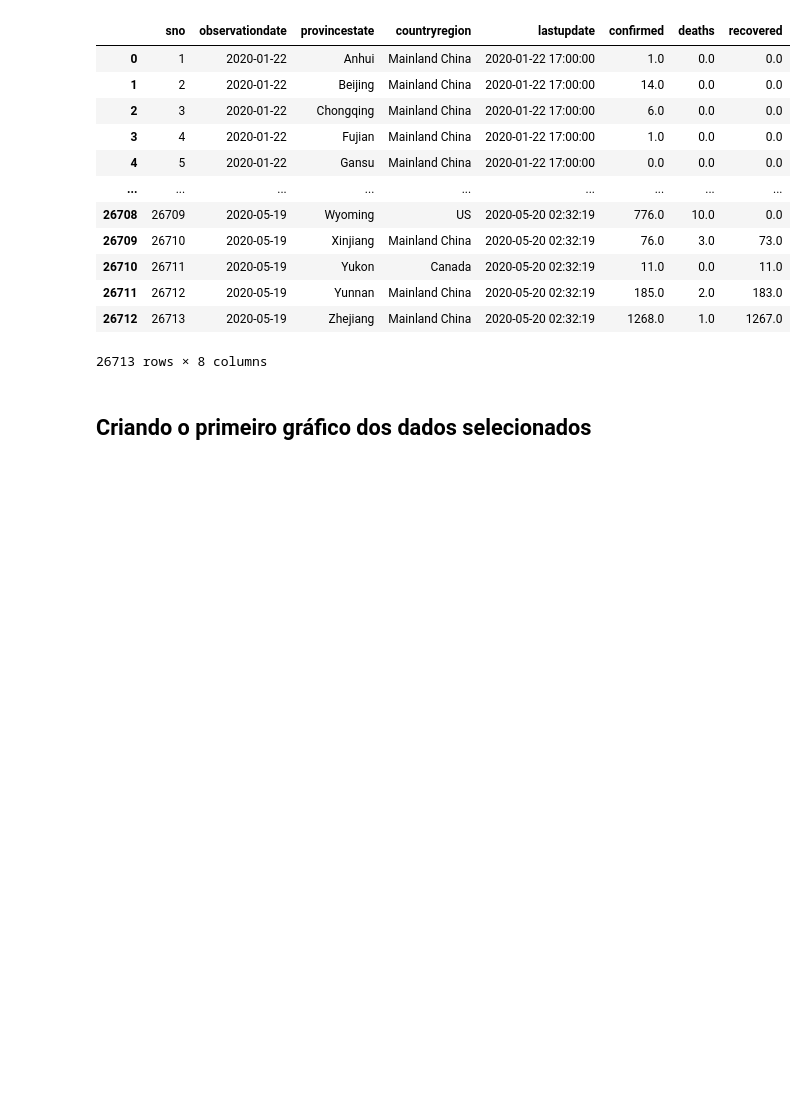
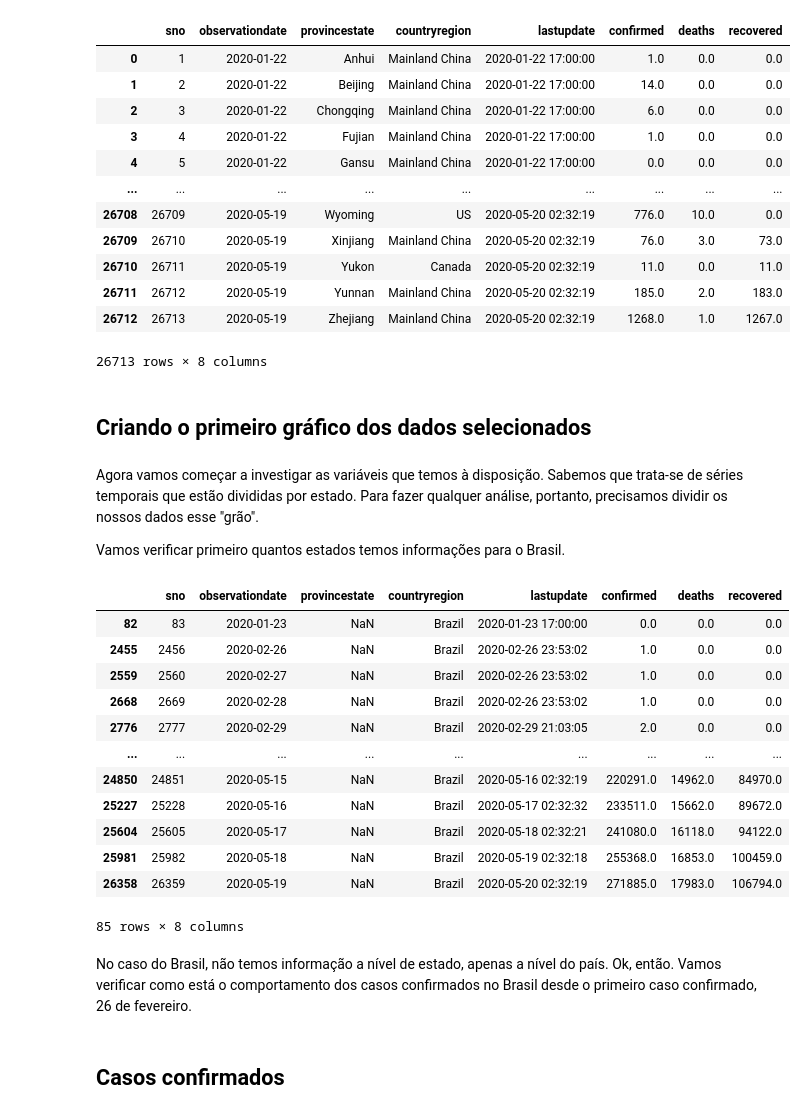
Before and after one commit to DiegoPereira12/Gera-o-Tech-Unimed-BH---Ci-ncia-de-Dados, a Jupyter notebook: Criando modelos com Python e Machine Learning para prever a evolução do COVID-19 no Brasil/projeto_eda_covid-master/projeto_covid.ipynb, the cells around one changed output. Drawn from its saved outputs; the diff is of its cells as text; code cells hidden in the pictures; blank space fills up the shorter version.

```diff
--- a/Criando modelos com Python e Machine Learning para prever a evolução do COVID-19 no Brasil/projeto_eda_covid-master/projeto_covid.ipynb
+++ b/Criando modelos com Python e Machine Learning para prever a evolução do COVID-19 no Brasil/projeto_eda_covid-master/projeto_covid.ipynb
@@ -73,3 +73,27 @@ df
 26713 rows × 8 columns
 # %% [markdown]
 ## Criando o primeiro gráfico dos dados selecionados
+# %% [markdown]
+Agora vamos começar a investigar as variáveis que temos à disposição. Sabemos que trata-se de séries temporais que estão divididas por estado. Para fazer qualquer análise, portanto, precisamos dividir os nossos dados esse "grão".
+
+Vamos verificar primeiro quantos estados temos informações para o Brasil.
+# %%
+df.loc[df.countryregion == 'Brazil']
+# %% [output]
+|  | sno | observationdate | provincestate | countryregion | lastupdate | confirmed | deaths | recovered |
+| 82 | 83 | 2020-01-23 | NaN | Brazil | 2020-01-23 17:00:00 | 0.0 | 0.0 | 0.0 |
+| 2455 | 2456 | 2020-02-26 | NaN | Brazil | 2020-02-26 23:53:02 | 1.0 | 0.0 | 0.0 |
+| 2559 | 2560 | 2020-02-27 | NaN | Brazil | 2020-02-26 23:53:02 | 1.0 | 0.0 | 0.0 |
+| 2668 | 2669 | 2020-02-28 | NaN | Brazil | 2020-02-26 23:53:02 | 1.0 | 0.0 | 0.0 |
+| 2776 | 2777 | 2020-02-29 | NaN | Brazil | 2020-02-29 21:03:05 | 2.0 | 0.0 | 0.0 |
+| ... | ... | ... | ... | ... | ... | ... | ... | ... |
+| 24850 | 24851 | 2020-05-15 | NaN | Brazil | 2020-05-16 02:32:19 | 220291.0 | 14962.0 | 84970.0 |
+| 25227 | 25228 | 2020-05-16 | NaN | Brazil | 2020-05-17 02:32:32 | 233511.0 | 15662.0 | 89672.0 |
+| 25604 | 25605 | 2020-05-17 | NaN | Brazil | 2020-05-18 02:32:21 | 241080.0 | 16118.0 | 94122.0 |
+| 25981 | 25982 | 2020-05-18 | NaN | Brazil | 2020-05-19 02:32:18 | 255368.0 | 16853.0 | 100459.0 |
+| 26358 | 26359 | 2020-05-19 | NaN | Brazil | 2020-05-20 02:32:19 | 271885.0 | 17983.0 | 106794.0 |
+85 rows × 8 columns
+# %% [markdown]
+No caso do Brasil, não temos informação a nível de estado, apenas a nível do país. Ok, então. Vamos verificar como está o comportamento dos casos confirmados no Brasil desde o primeiro caso confirmado, 26 de fevereiro.
+# %% [markdown]
+## Casos confirmados
```
Also changed, not shown: parts of 4 cells of this notebook.
